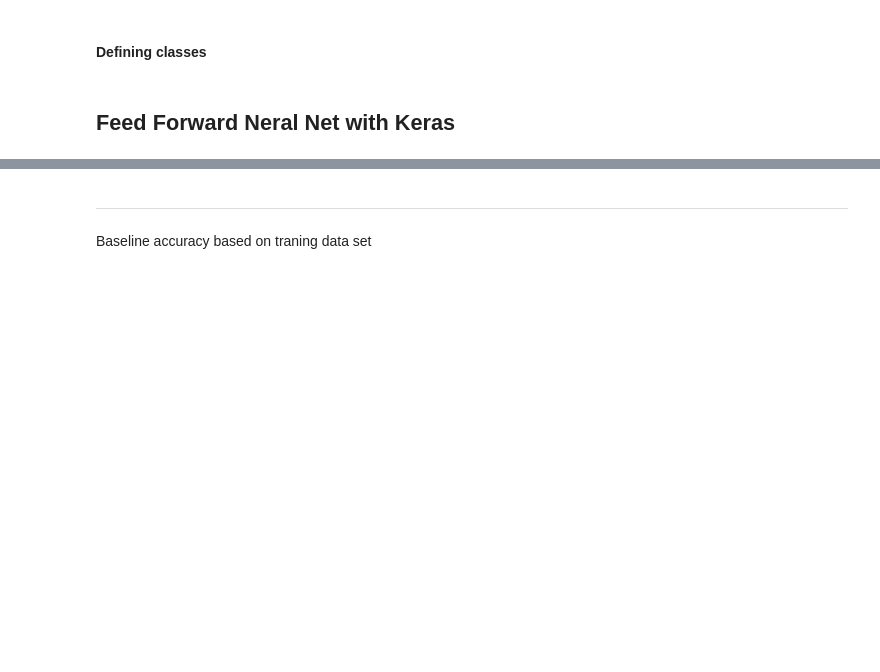
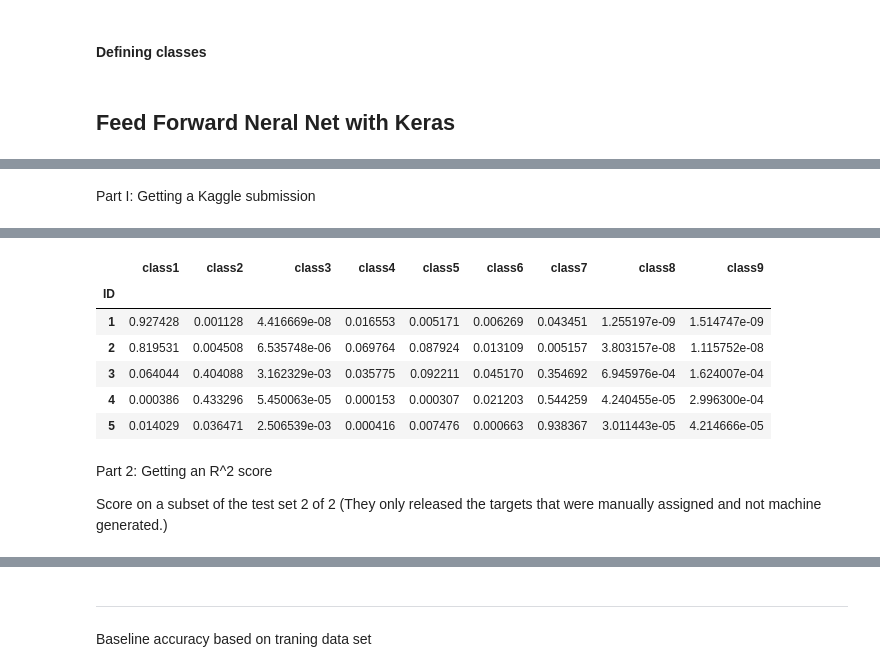
Before and after one commit to HallieCrosby/Personalized-Medicine-Redefining-Cancer-Treatment, a Jupyter notebook: Personalized-Medicine-Redefining-Cancer-Treatment.ipynb, the cells around one changed output, grey strips where cells are left out. Drawn from its saved outputs; the diff is of its cells as text; code cells hidden in the pictures; blank space fills up the shorter version.

```diff
--- a/Personalized-Medicine-Redefining-Cancer-Treatment.ipynb
+++ b/Personalized-Medicine-Redefining-Cancer-Treatment.ipynb
@@ -144,8 +247,8 @@ OneHotEncoder(sparse=False, handle_unknown='ignore')
 
 text_pipe_k = make_pipeline(
 FunctionTransformer(lambda df: df['Text'], validate=False),
-CountVectorizer(stop_words='english'),
-TruncatedSVD(n_components=1000) #change this to 5000 for the final run
+CountVectorizer(stop_words='english'), # There were 41028 features output from the CountVectorizer for the training set.
+TruncatedSVD(n_components=5000)
 )
 
 fu = make_union(text_pipe_k, gene_pipe, var_pipe)
@@ -165,9 +268,9 @@ def create_model(input_dim=30):
     return model
 # %%
 # Allows the number of features to be input automatically.
-X_train_ap = fu.fit_transform(X_train[:200]) #Change to full data set for final run
+X_train_ap = fu.fit_transform(X_train)
 # %%
-model_keras = KerasClassifier(build_fn=create_model, input_dim=X_train_ap.shape[1], epochs=10, batch_size=10, verbose=1)
+model_keras = KerasClassifier(build_fn=create_model, input_dim=X_train_ap.shape[1], epochs=20, batch_size=10, verbose=1)
 # %%
-model_keras.fit(X_train_ap, y_train[:200].values) # .values: pd df to numpy matrix
+model_keras.fit(X_train_ap, y_train.values) # .values: pd df to numpy matrix
 # %% [output]
@@ -245,0 +338,19 @@ model_keras.score(fu.transform(test_set_X), test_set_y.values.astype(int))
+# %% [markdown]
+Part I: Getting a Kaggle submission
+# %%
+# percent likelyhood for each target
+pred_test2 = model_keras.predict_proba(fu.transform(df_test2_wo_ID))
+
+# merging the id column with predicted outputs
+pred_test2 = df_test2[['ID']].merge(pd.DataFrame(pred_test2), left_index=True, right_index=True)
+pred_test2.rename(columns={0: "class1", 1: "class2", 2: "class3", 3: "class4", 4: "class5", 5: 'class6', 6: "class7", 7: "class8", 8: "class9"}, inplace=True)
+
+# making id the index
+pred_test2.index = pred_test2["ID"]
+
+#removing repetitive id column
+pred_test2.drop(['ID'], axis=1, inplace=True)
+
+print(pred_test2.shape)
+pred_test2.head()
+# %% [output]
@@ -245,0 +359,7 @@ model_keras.score(fu.transform(test_set_X), test_set_y.values.astype(int))
+|  | class1 | class2 | class3 | class4 | class5 | class6 | class7 | class8 | class9 |
+| ID |  |  |  |  |  |  |  |  |  |
+| 1 | 0.927428 | 0.001128 | 4.416669e-08 | 0.016553 | 0.005171 | 0.006269 | 0.043451 | 1.255197e-09 | 1.514747e-09 |
+| 2 | 0.819531 | 0.004508 | 6.535748e-06 | 0.069764 | 0.087924 | 0.013109 | 0.005157 | 3.803157e-08 | 1.115752e-08 |
+| 3 | 0.064044 | 0.404088 | 3.162329e-03 | 0.035775 | 0.092211 | 0.045170 | 0.354692 | 6.945976e-04 | 1.624007e-04 |
+| 4 | 0.000386 | 0.433296 | 5.450063e-05 | 0.000153 | 0.000307 | 0.021203 | 0.544259 | 4.240455e-05 | 2.996300e-04 |
+| 5 | 0.014029 | 0.036471 | 2.506539e-03 | 0.000416 | 0.007476 | 0.000663 | 0.938367 | 3.011443e-05 | 4.214666e-05 |
@@ -245,0 +369,4 @@ model_keras.score(fu.transform(test_set_X), test_set_y.values.astype(int))
+# %% [markdown]
+Part 2: Getting an R^2 score
+
+Score on a subset of the test set 2 of 2 (They only released the targets that were manually assigned and not machine generated.)
```
Also changed, not shown: parts of 36 cells of this notebook.
